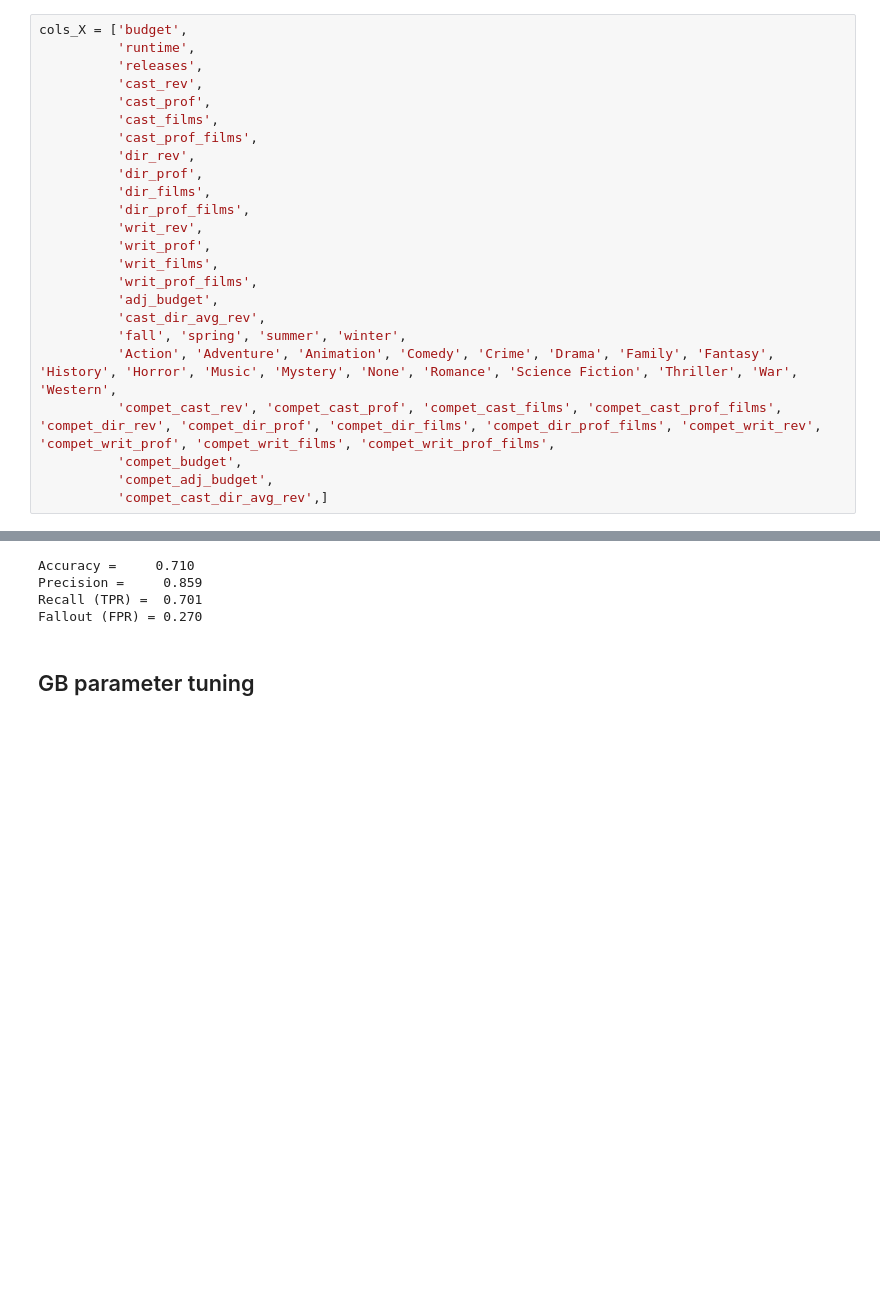
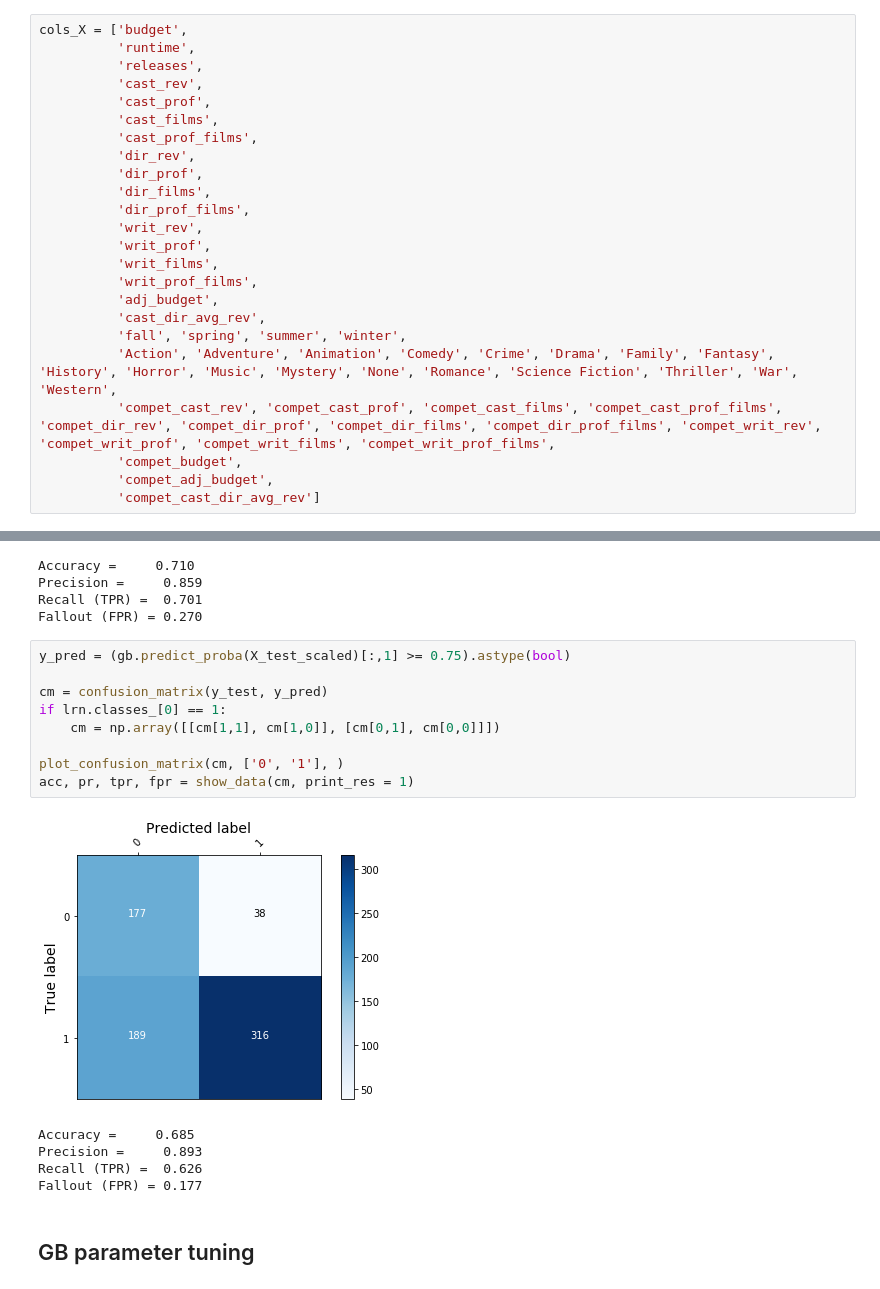
Before and after one commit to ryanlrappa/film-profit-prediction, a Jupyter notebook: jupyter_notebooks/6_modeling.ipynb, the cells around one changed output, grey strips where cells are left out. Saved outputs shown, nothing was run; the diff lists cells and outputs as text; blank space fills up the shorter version.

```diff
--- a/jupyter_notebooks/6_modeling.ipynb
+++ b/jupyter_notebooks/6_modeling.ipynb
@@ -90,7 +90,7 @@ cols_X = ['budget',
           'compet_cast_rev', 'compet_cast_prof', 'compet_cast_films', 'compet_cast_prof_films', 'compet_dir_rev', 'compet_dir_prof', 'compet_dir_films', 'compet_dir_prof_films', 'compet_writ_rev', 'compet_writ_prof', 'compet_writ_films', 'compet_writ_prof_films',
           'compet_budget',
           'compet_adj_budget',
-          'compet_cast_dir_avg_rev',]
+          'compet_cast_dir_avg_rev']
 # %%
 col_y = ['made_money']
 # %%
@@ -472,6 +472,21 @@ Accuracy =     0.710
 Precision =     0.859
 Recall (TPR) =  0.701
 Fallout (FPR) = 0.270
+# %%
+y_pred = (gb.predict_proba(X_test_scaled)[:,1] >= 0.75).astype(bool)
+
+cm = confusion_matrix(y_test, y_pred)
+if lrn.classes_[0] == 1:
+    cm = np.array([[cm[1,1], cm[1,0]], [cm[0,1], cm[0,0]]])
+
+plot_confusion_matrix(cm, ['0', '1'], )
+acc, pr, tpr, fpr = show_data(cm, print_res = 1)
+# %% [output]
+[figure, added]
+Accuracy =     0.685
+Precision =     0.893
+Recall (TPR) =  0.626
+Fallout (FPR) = 0.177
 # %% [markdown]
 ## GB parameter tuning
 # %% [markdown]
```
Also changed, not shown: parts of 3 cells of this notebook, 1 other file.
